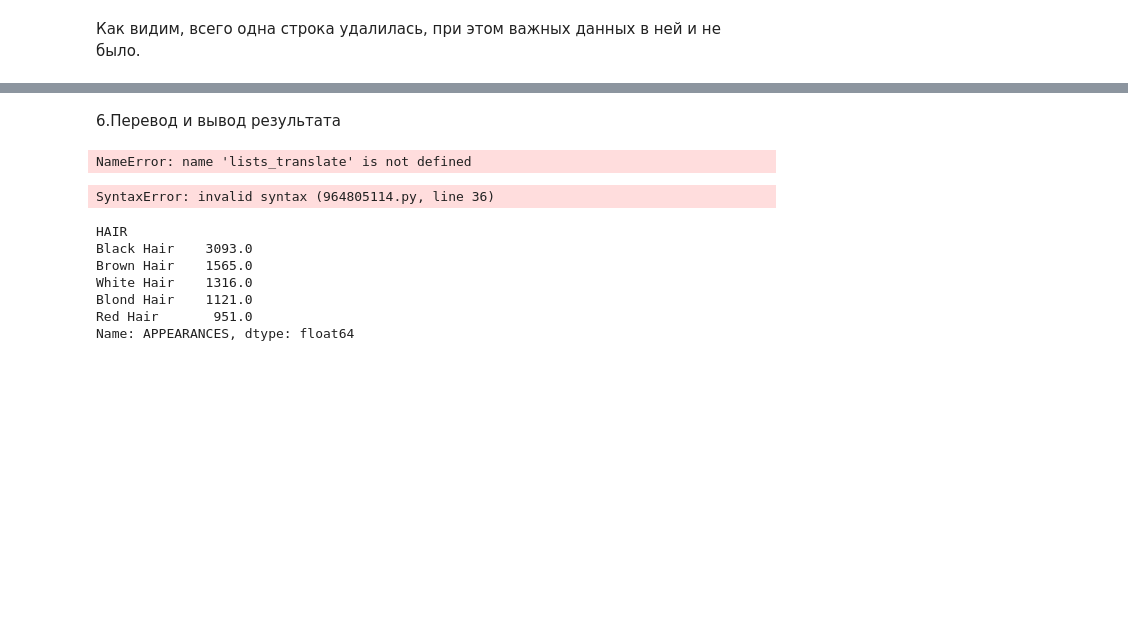
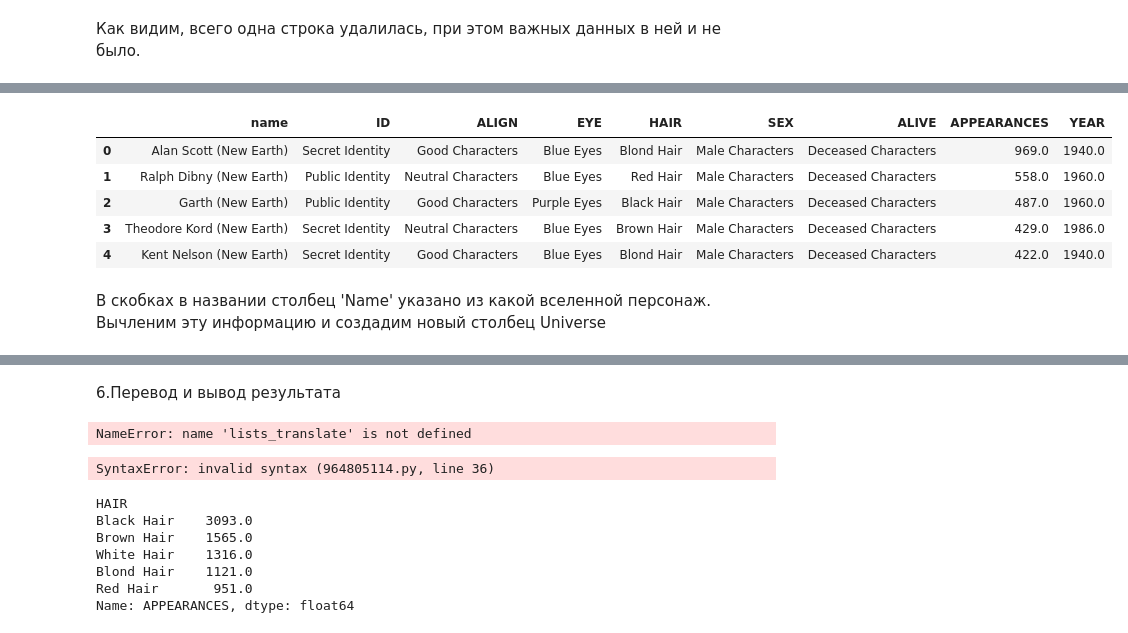
Before and after one commit to elvisandsivle/sf_data_science, a Jupyter notebook: SkillFactory/Продвинутые методы/task 2.ipynb, the cells around one changed output, grey strips where cells are left out. Cells and saved outputs as stored; diff of their text form; code cells hidden in the pictures; blank space fills up the shorter version.

```diff
--- a/SkillFactory/Продвинутые методы/task 2.ipynb
+++ b/SkillFactory/Продвинутые методы/task 2.ipynb
@@ -644,9 +736,21 @@ dc[mask1].sort_values(
 # %%
-# Определим 5 самых популярных мужских персонажей
-mask1 = dc['ALIGN'] == 'Good Characters'
+# Определим 5 самых популярных погибших персонажей
+mask1 = dc['ALIVE'] == 'Deceased Characters'
 
-dc[mask1].sort_values(
+dc_deceased_top5 = dc[mask1].sort_values(
     by='APPEARANCES',
     ascending= False,
     ignore_index=True
 ).head()
+
+display(dc_deceased_top5)
+# %% [output]
+|  | name | ID | ALIGN | EYE | HAIR | SEX | ALIVE | APPEARANCES | YEAR |
+| 0 | Alan Scott (New Earth) | Secret Identity | Good Characters | Blue Eyes | Blond Hair | Male Characters | Deceased Characters | 969.0 | 1940.0 |
+| 1 | Ralph Dibny (New Earth) | Public Identity | Neutral Characters | Blue Eyes | Red Hair | Male Characters | Deceased Characters | 558.0 | 1960.0 |
+| 2 | Garth (New Earth) | Public Identity | Good Characters | Purple Eyes | Black Hair | Male Characters | Deceased Characters | 487.0 | 1960.0 |
+| 3 | Theodore Kord (New Earth) | Secret Identity | Neutral Characters | Blue Eyes | Brown Hair | Male Characters | Deceased Characters | 429.0 | 1986.0 |
+| 4 | Kent Nelson (New Earth) | Secret Identity | Good Characters | Blue Eyes | Blond Hair | Male Characters | Deceased Characters | 422.0 | 1940.0 |
+# %% [markdown]
+В скобках в названии столбец 'Name' указано из какой вселенной персонаж.
+Вычленим эту информацию и создадим новый столбец Universe
```
Also changed, not shown: parts of 25 cells of this notebook, 1 other file.
